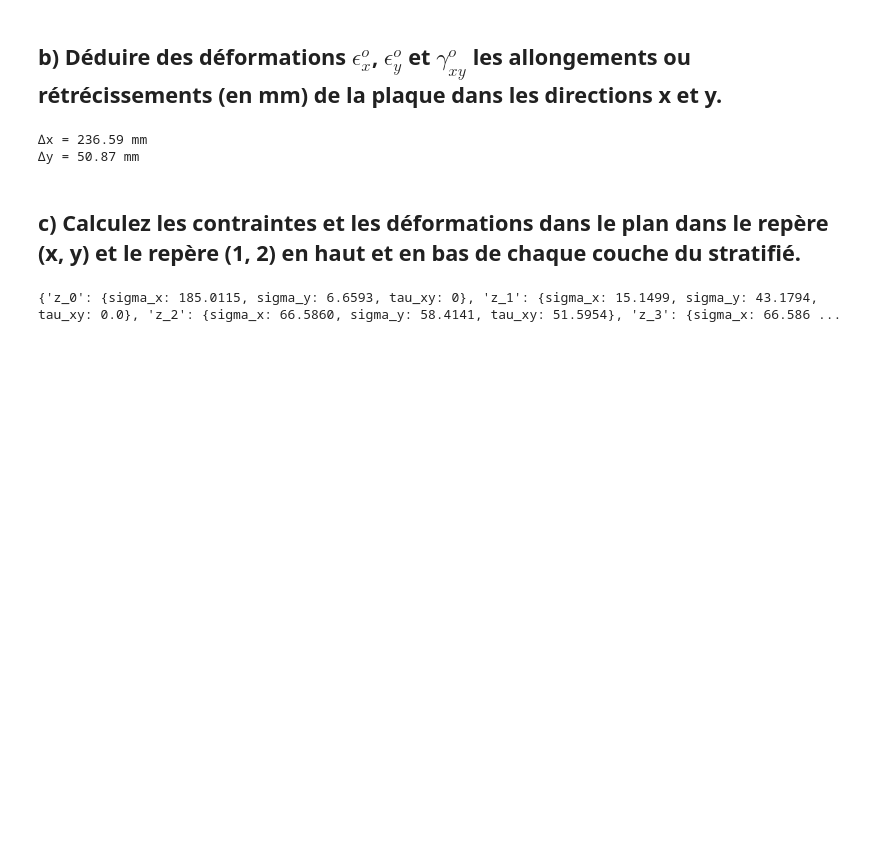
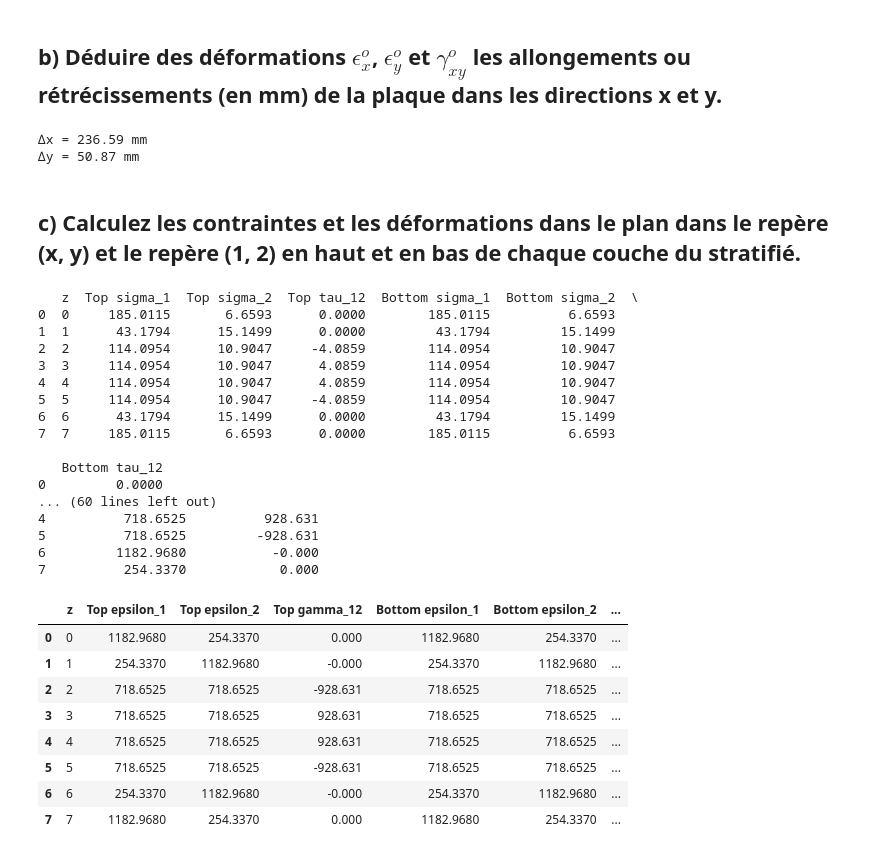
Before and after one commit to FancyGuitarist/MMC, a Jupyter notebook: Devoir_2.ipynb, the cells around one changed output. Drawn from its saved outputs; the diff is of its cells as text; code cells hidden in the pictures; blank space fills up the shorter version.

Commit message:
Local and Global tables for strains and stresses
Uses pandas dataframe to print and save to csv each layer's top and bottom stress or strain.

```diff
--- a/Devoir_2.ipynb
+++ b/Devoir_2.ipynb
@@ -104,11 +104,44 @@ print(f"∆y = {delta_y:.2f} mm")
 # %% [markdown]
 ## c) Calculez les contraintes et les déformations dans le plan dans le repère (x, y) et le repère (1, 2) en haut et en bas de chaque couche du stratifié.
 # %%
-eps_x = solved[Variables.eps_x]
-eps_y = solved[Variables.eps_y]
-gam_xy = solved[Variables.gam_xy]
+eps_x, eps_y, gam_xy = solved[Variables.eps_x], solved[Variables.eps_y], solved[Variables.gam_xy]
+kap_x, kap_y, kap_xy = solved[Variables.kap_x], solved[Variables.kap_y], solved[Variables.kap_xy]
 
-stress_layers = laminate_2.global_stress_layers(epsilons=[eps_x, eps_y, gam_xy], kappas=[0, 0, 0])
-print(stress_layers)
+laminate_2.local_stress_layer_table(epsilons=[eps_x, eps_y, gam_xy], kappas=[kap_x, kap_y, kap_xy], display=True, save_name="/Users/simonferland/Documents/GitHub/MMC/Dev2_CSVs/dev2_2c_local_stress")
+
+laminate_2.global_stress_layer_table(epsilons=[eps_x, eps_y, gam_xy], kappas=[kap_x, kap_y, kap_xy], display=True, save_name="/Users/simonferland/Documents/GitHub/MMC/Dev2_CSVs/dev2_2c_global_stress")
+
+laminate_2.global_strain_layer_table(epsilons=[eps_x, eps_y, gam_xy], kappas=[kap_x, kap_y, kap_xy], display=True, save_name="/Users/simonferland/Documents/GitHub/MMC/Dev2_CSVs/dev2_2c_global_strain")
+
+laminate_2.local_strain_layer_table(epsilons=[eps_x, eps_y, gam_xy], kappas=[kap_x, kap_y, kap_xy], display=True, save_name="/Users/simonferland/Documents/GitHub/MMC/Dev2_CSVs/dev2_2c_local_strain")
+
+# import numpy as np
+# eps_kap = np.array([eps_x, eps_y, gam_xy, kap_x, kap_y, kap_xy])
+# forces = laminate_2.abd_matrix @ eps_kap
 # %% [output]
-{'z_0': {sigma_x: 185.0115, sigma_y: 6.6593, tau_xy: 0}, 'z_1': {sigma_x: 15.1499, sigma_y: 43.1794, tau_xy: 0.0}, 'z_2': {sigma_x: 66.5860, sigma_y: 58.4141, tau_xy: 51.5954}, 'z_3': {sigma_x: 66.586 ...
+   z  Top sigma_1  Top sigma_2  Top tau_12  Bottom sigma_1  Bottom sigma_2  \
+0  0     185.0115       6.6593      0.0000        185.0115          6.6593
+1  1      43.1794      15.1499      0.0000         43.1794         15.1499
+2  2     114.0954      10.9047     -4.0859        114.0954         10.9047
+3  3     114.0954      10.9047      4.0859        114.0954         10.9047
+4  4     114.0954      10.9047      4.0859        114.0954         10.9047
+5  5     114.0954      10.9047     -4.0859        114.0954         10.9047
+6  6      43.1794      15.1499      0.0000         43.1794         15.1499
+7  7     185.0115       6.6593      0.0000        185.0115          6.6593
+
+   Bottom tau_12
+0         0.0000
+... (60 lines left out)
+4          718.6525          928.631
+5          718.6525         -928.631
+6         1182.9680           -0.000
+7          254.3370            0.000
+|  | z | Top epsilon_1 | Top epsilon_2 | Top gamma_12 | Bottom epsilon_1 | Bottom epsilon_2 | ... |
+| 0 | 0 | 1182.9680 | 254.3370 | 0.000 | 1182.9680 | 254.3370 | ... |
+| 1 | 1 | 254.3370 | 1182.9680 | -0.000 | 254.3370 | 1182.9680 | ... |
+| 2 | 2 | 718.6525 | 718.6525 | -928.631 | 718.6525 | 718.6525 | ... |
+| 3 | 3 | 718.6525 | 718.6525 | 928.631 | 718.6525 | 718.6525 | ... |
+| 4 | 4 | 718.6525 | 718.6525 | 928.631 | 718.6525 | 718.6525 | ... |
+| 5 | 5 | 718.6525 | 718.6525 | -928.631 | 718.6525 | 718.6525 | ... |
+| 6 | 6 | 254.3370 | 1182.9680 | -0.000 | 254.3370 | 1182.9680 | ... |
+| 7 | 7 | 1182.9680 | 254.3370 | 0.000 | 1182.9680 | 254.3370 | ... |
```
Also changed, not shown: 12 other files.
